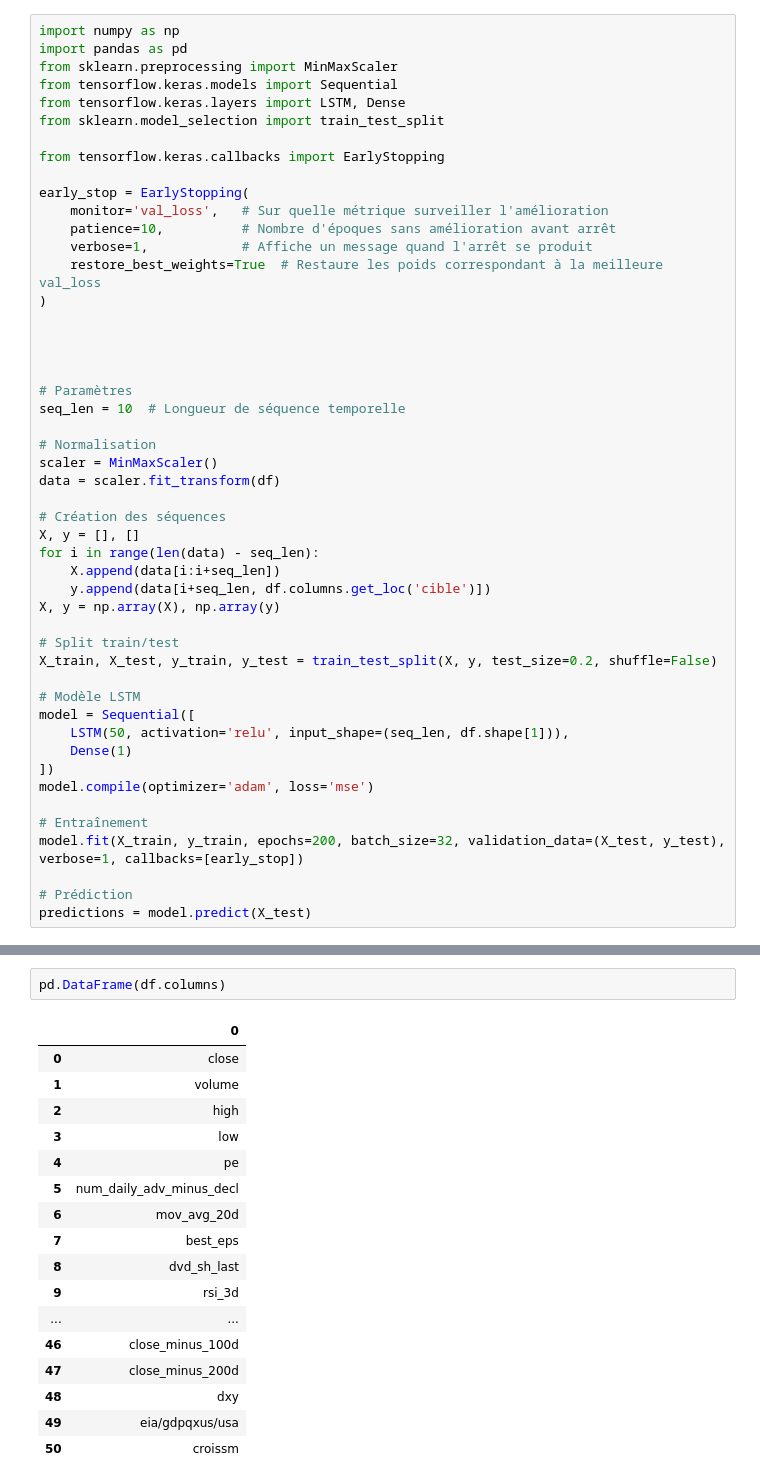
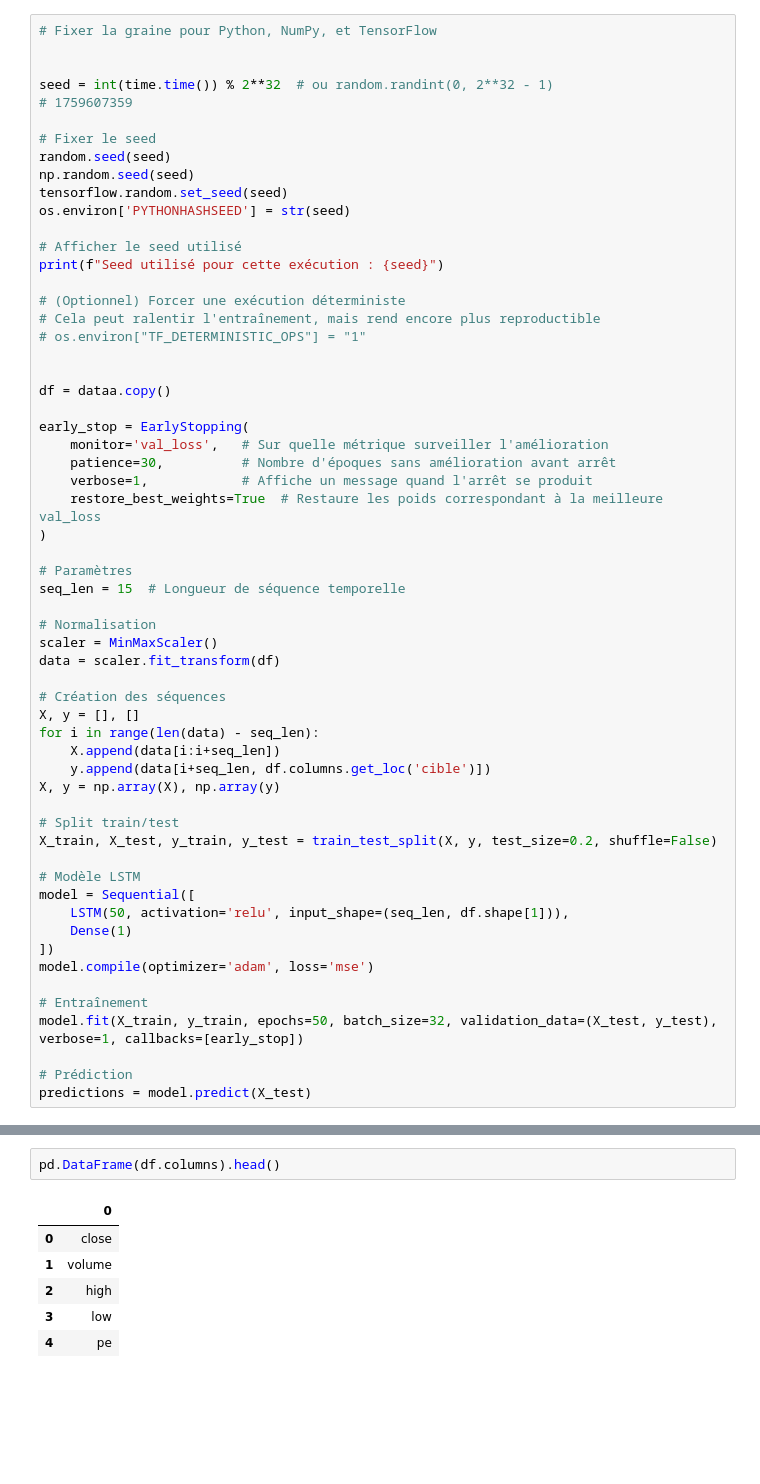
Before and after one commit to Alazuz/bigdata_project, a Jupyter notebook: lstm.ipynb, the cells around one changed output, grey strips where cells are left out. Drawn from its saved outputs; the diff is of its cells as text; blank space fills up the shorter version.

```diff
--- a/lstm.ipynb
+++ b/lstm.ipynb
@@ -62,25 +113,35 @@ df = data.copy()
 # %%
-import numpy as np
-import pandas as pd
-from sklearn.preprocessing import MinMaxScaler
-from tensorflow.keras.models import Sequential
-from tensorflow.keras.layers import LSTM, Dense
-from sklearn.model_selection import train_test_split
+# Fixer la graine pour Python, NumPy, et TensorFlow
 
-from tensorflow.keras.callbacks import EarlyStopping
+
+seed = int(time.time()) % 2**32  # ou random.randint(0, 2**32 - 1)
+# 1759607359
+
+# Fixer le seed
+random.seed(seed)
+np.random.seed(seed)
+tensorflow.random.set_seed(seed)
+os.environ['PYTHONHASHSEED'] = str(seed)
+
+# Afficher le seed utilisé
+print(f"Seed utilisé pour cette exécution : {seed}")
+
+# (Optionnel) Forcer une exécution déterministe
+# Cela peut ralentir l'entraînement, mais rend encore plus reproductible
+# os.environ["TF_DETERMINISTIC_OPS"] = "1"
+
+
+df = dataa.copy()
 
 early_stop = EarlyStopping(
     monitor='val_loss',   # Sur quelle métrique surveiller l'amélioration
-    patience=10,          # Nombre d'époques sans amélioration avant arrêt
+    patience=30,          # Nombre d'époques sans amélioration avant arrêt
     verbose=1,            # Affiche un message quand l'arrêt se produit
     restore_best_weights=True  # Restaure les poids correspondant à la meilleure val_loss
 )
 
-
-
-
 # Paramètres
-seq_len = 10  # Longueur de séquence temporelle
+seq_len = 15  # Longueur de séquence temporelle
 
 # Normalisation
 scaler = MinMaxScaler()
@@ -104,7 +165,7 @@ model = Sequential([
 model.compile(optimizer='adam', loss='mse')
 
 # Entraînement
-model.fit(X_train, y_train, epochs=200, batch_size=32, validation_data=(X_test, y_test), verbose=1, callbacks=[early_stop])
+model.fit(X_train, y_train, epochs=50, batch_size=32, validation_data=(X_test, y_test), verbose=1, callbacks=[early_stop])
 
 # Prédiction
 predictions = model.predict(X_test)
@@ -225,23 +271,12 @@ keras: 3.10.0
 # %%
-pd.DataFrame(df.columns)
+pd.DataFrame(df.columns).head()
 # %% [output]
 |  | 0 |
 | 0 | close |
 | 1 | volume |
 | 2 | high |
 | 3 | low |
 | 4 | pe |
-| 5 | num_daily_adv_minus_decl |
-| 6 | mov_avg_20d |
-| 7 | best_eps |
-| 8 | dvd_sh_last |
-| 9 | rsi_3d |
-| ... | ... |
-| 46 | close_minus_100d |
-| 47 | close_minus_200d |
-| 48 | dxy |
-| 49 | eia/gdpqxus/usa |
-| 50 | croissm |
 # %%
 from pandas import read_csv
 from matplotlib import pyplot as plt
```
Also changed, not shown: parts of 17 cells of this notebook.
